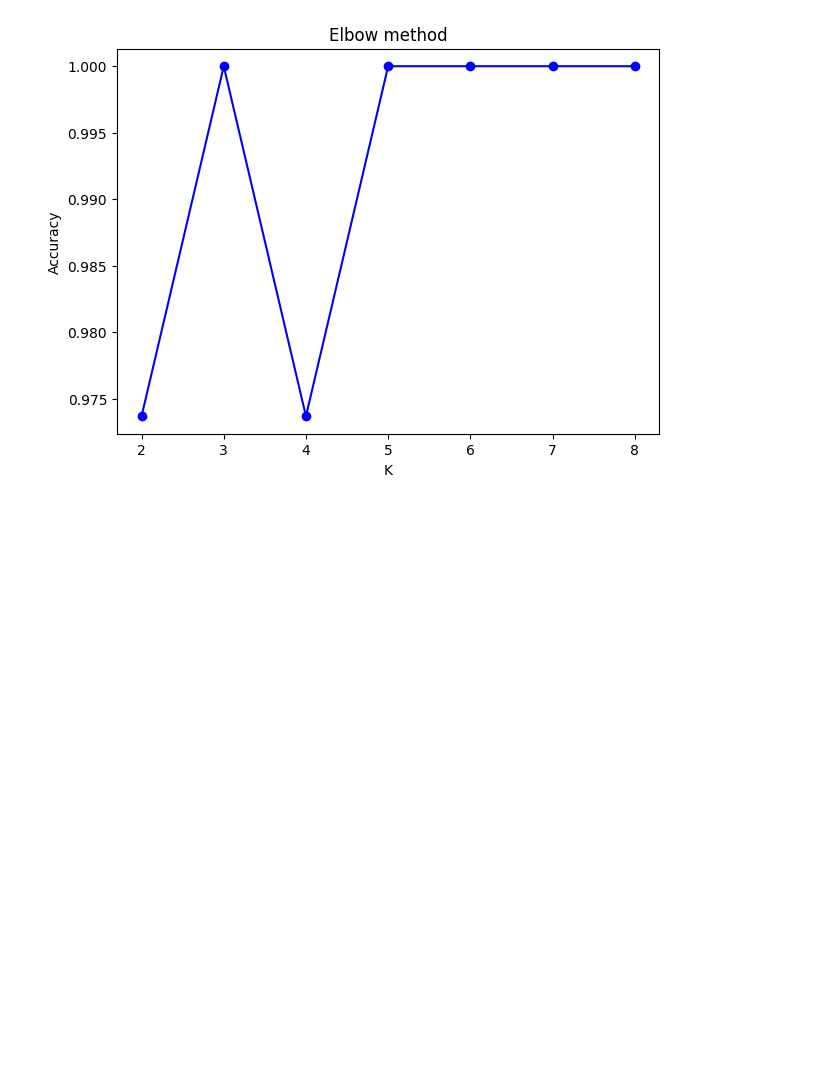
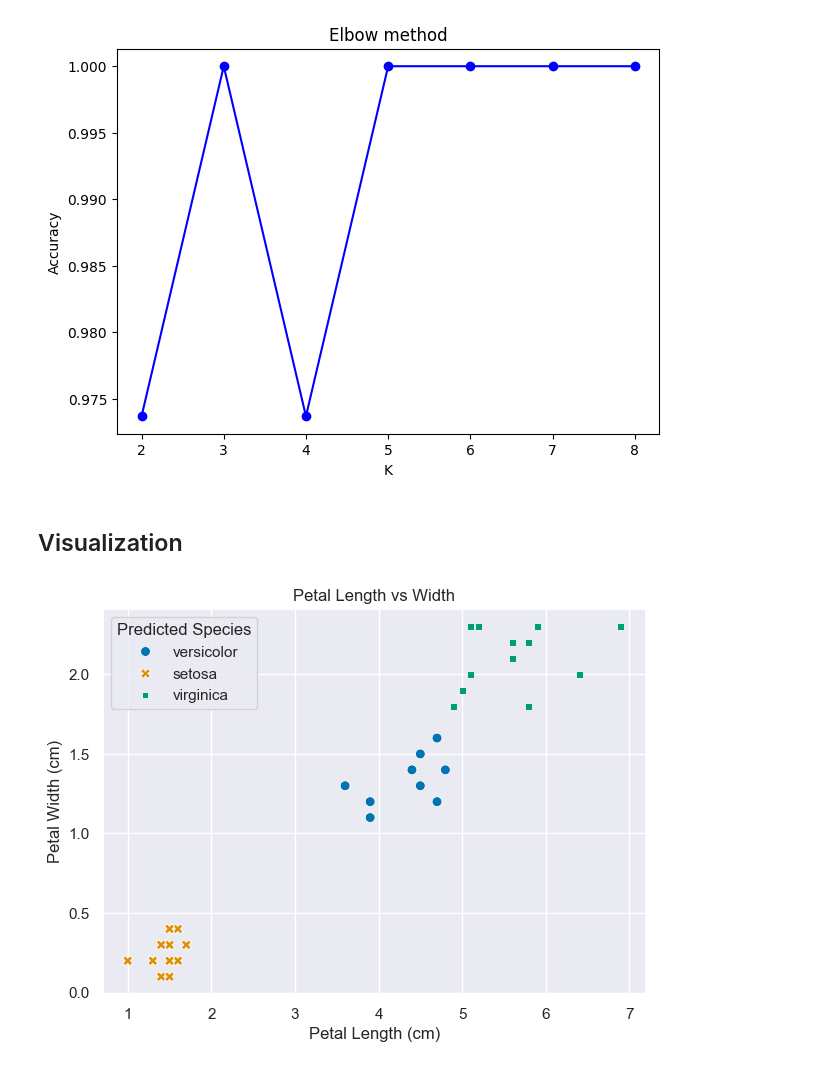
Before and after one commit to msm-mir/iris-knn-classifier, a Jupyter notebook: src/KNN.ipynb, the cells around one changed output. Cells and saved outputs as stored; diff of their text form; code cells hidden in the pictures; blank space fills up the shorter version.

Commit message:
plot petal length vs petal width colored by the predicted species

```diff
--- a/src/KNN.ipynb
+++ b/src/KNN.ipynb
@@ -132,3 +132,31 @@ plt.title('Elbow method')
 plt.show()
 # %% [output]
 [figure]
+# %% [markdown]
+## Visualization
+# %%
+# Plot petal length vs petal width colored by the predicted species
+
+df_plot = pd.DataFrame(scaler.inverse_transform(X_test), columns=load_iris().feature_names)
+df_plot['Predicted_Species'] = [load_iris().target_names[pred] for pred in y_test_pred]
+
+plt.figure(figsize=(7, 5))
+sns.set_theme(style="darkgrid")
+
+sns.scatterplot(
+    data=df_plot,
+    x='petal length (cm)',
+    y='petal width (cm)',
+    hue='Predicted_Species',
+    palette='colorblind',
+    style='Predicted_Species',
+    s=50
+)
+
+plt.title('Petal Length vs Width')
+plt.xlabel('Petal Length (cm)')
+plt.ylabel('Petal Width (cm)')
+plt.legend(title='Predicted Species')
+plt.show()
+# %% [output]
+[figure, added]
```
